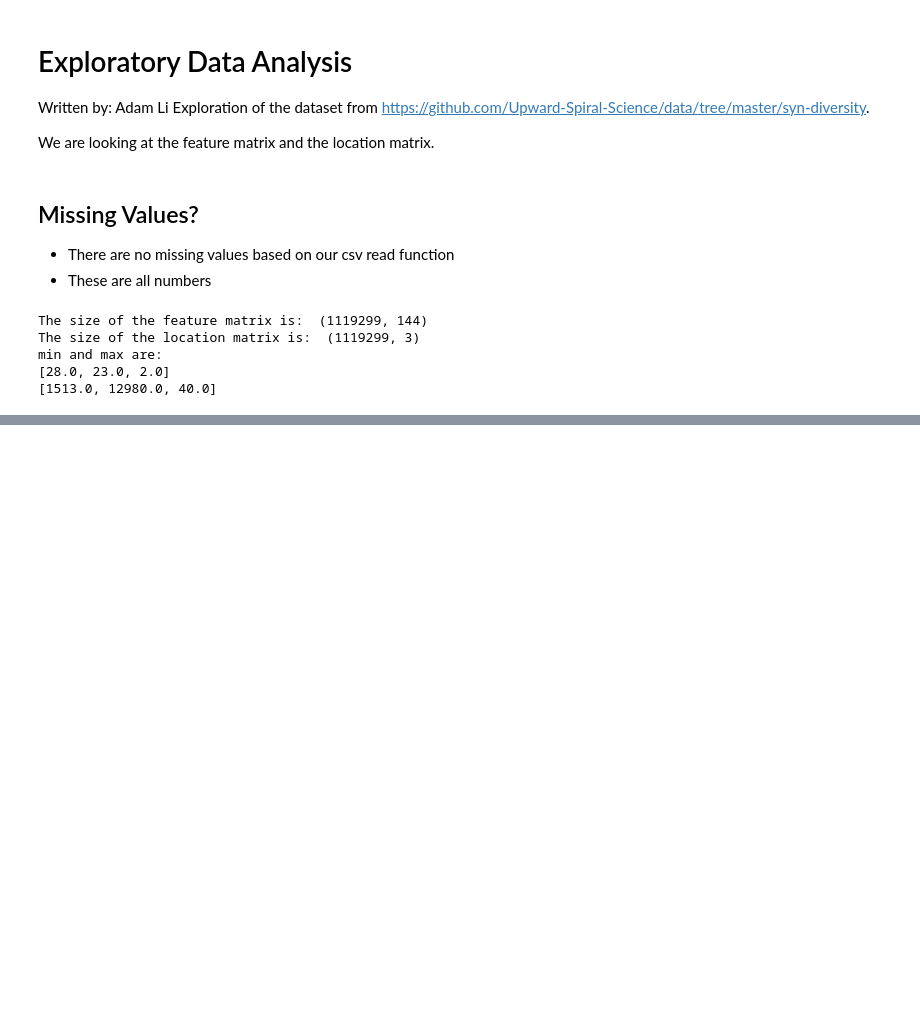
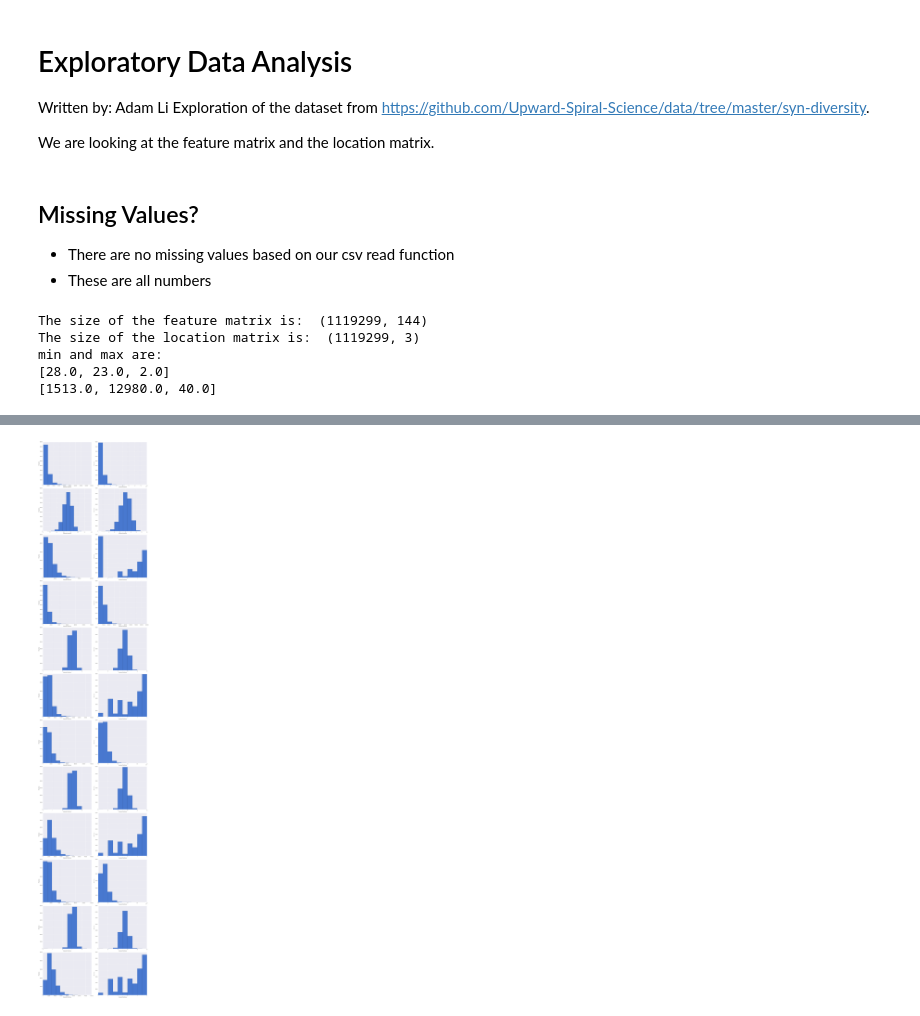
Before and after one commit to Upward-Spiral-Science/the-vat, a Jupyter notebook: exploratory_analysis_AL.ipynb, the cells around one changed output, grey strips where cells are left out. Saved outputs shown, nothing was run; the diff lists cells and outputs as text; code cells hidden in the pictures; blank space fills up the shorter version.

```diff
--- a/exploratory_analysis_AL.ipynb
+++ b/exploratory_analysis_AL.ipynb
@@ -145,0 +200,17 @@ feature_location = x_locations + 10*y_locations + 100*z_locations
+# %%
+# create figure
+fig = plt.figure(figsize=(20, 100))
+
+width = f0_features.shape[1]
+# loop through each 24 features for this specific metric
+for i in range(0, width):
+    feature = f0_features[:, i]
+    fig.add_subplot(width/2, 2, i+1)
+    plt.hist(feature)
+#     plt.title("X Locations Histogram")
+    plt.xlabel("Integrated Brightness")
+    plt.ylabel("Frequency")
+
+plt.tight_layout()
+# %% [output]
+[figure, added]
```
Also changed, not shown: parts of 7 cells of this notebook, 10 other files.
